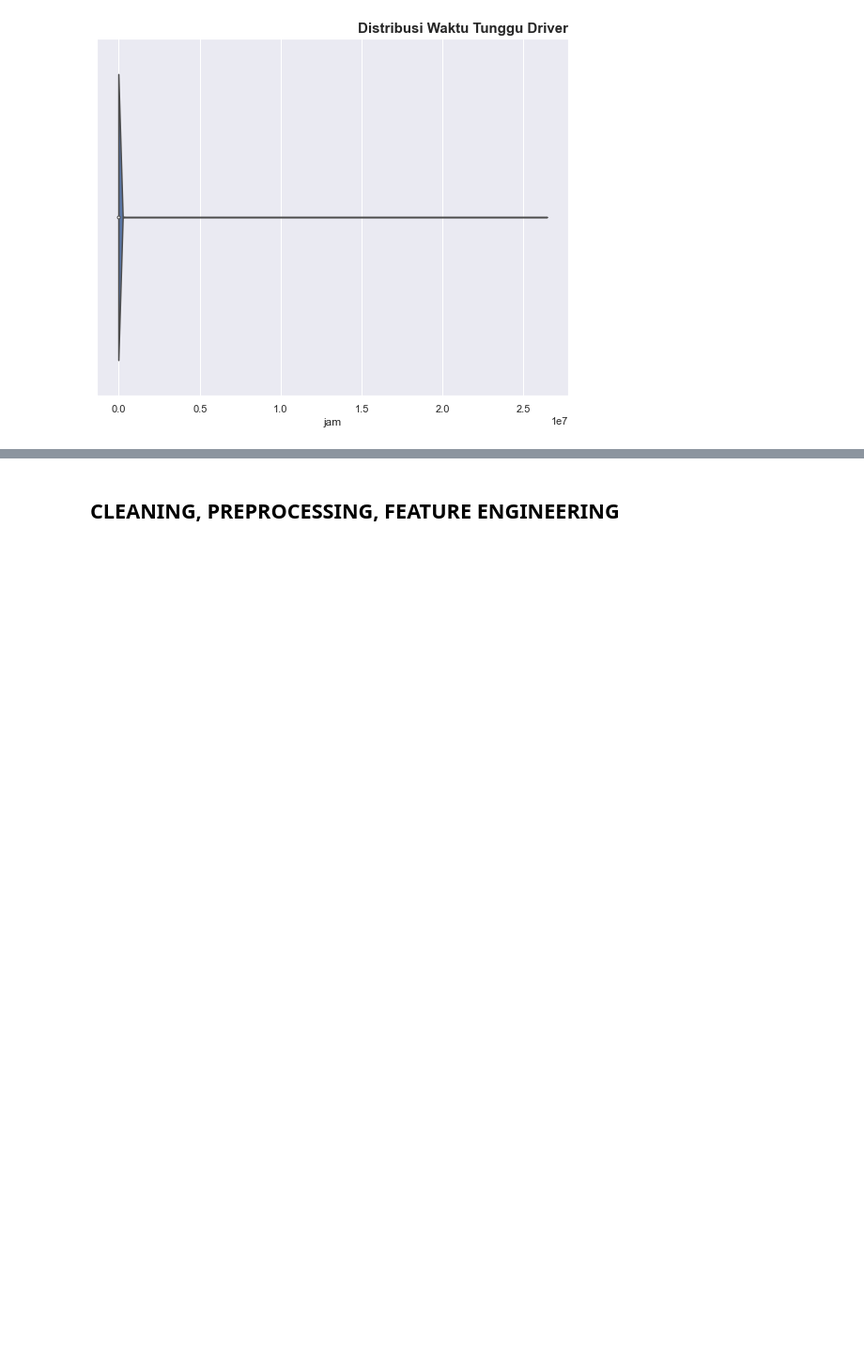
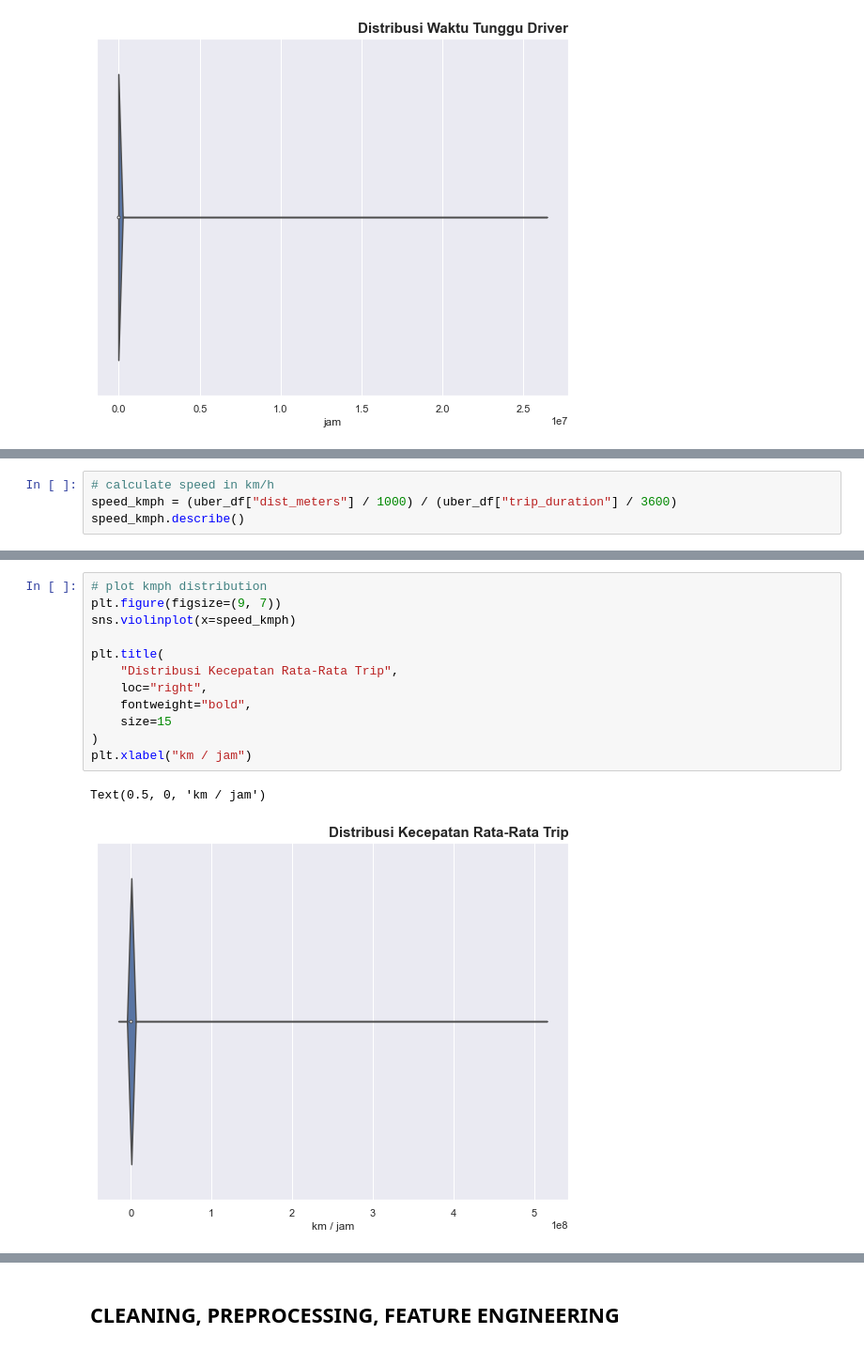
Before and after one commit to enricoroselino/uber-trip-classification, a Jupyter notebook: EDA.ipynb, the cells around one changed output, grey strips where cells are left out. Shown: that part at 94% size. Saved outputs shown, nothing was run; the diff lists cells and outputs as text; blank space fills up the shorter version.

```diff
--- a/EDA.ipynb
+++ b/EDA.ipynb
@@ -127,0 +135,4 @@ plt.xlabel("jam");
+# %%
+# calculate speed in km/h
+speed_kmph = (uber_df["dist_meters"] / 1000) / (uber_df["trip_duration"] / 3600)
+speed_kmph.describe()
@@ -127,0 +149,15 @@ plt.xlabel("jam");
+# %%
+# plot kmph distribution
+plt.figure(figsize=(9, 7))
+sns.violinplot(x=speed_kmph)
+
+plt.title(
+    "Distribusi Kecepatan Rata-Rata Trip",
+    loc="right",
+    fontweight="bold",
+    size=15
+)
+plt.xlabel("km / jam")
+# %% [output]
+Text(0.5, 0, 'km / jam')
+[figure, added]
```
Also changed, not shown: parts of 15 cells of this notebook.
